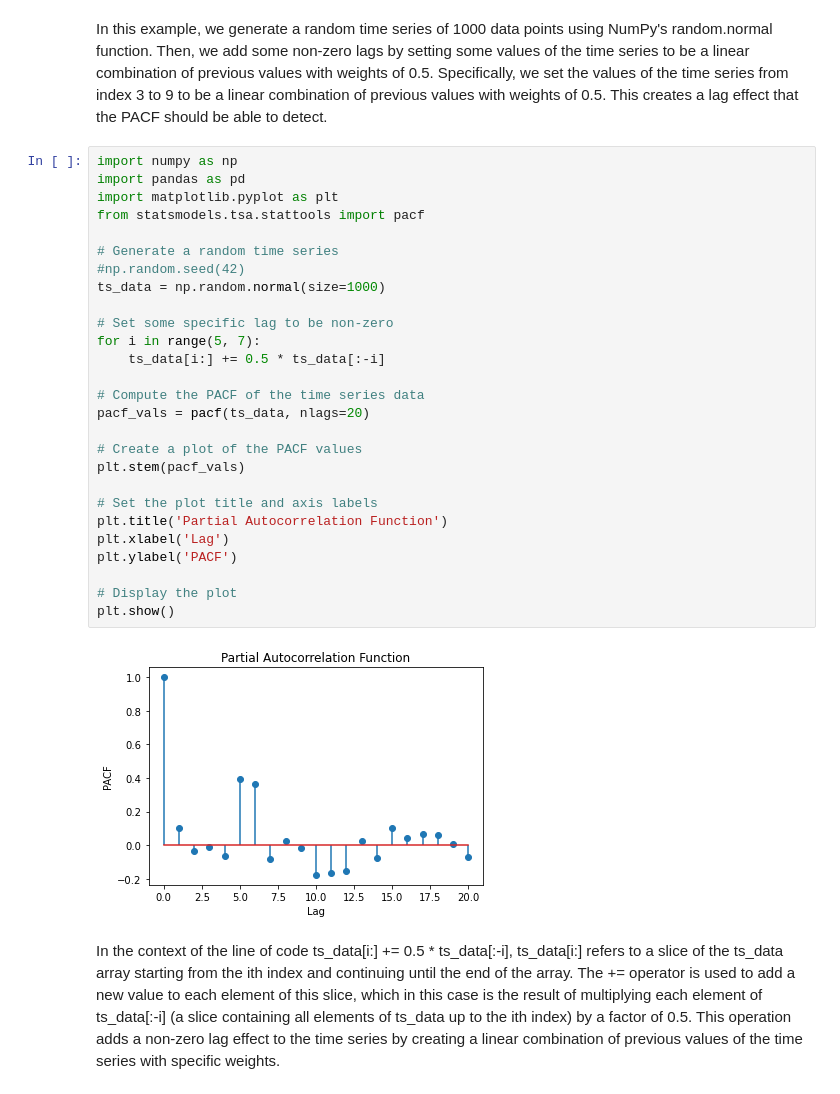
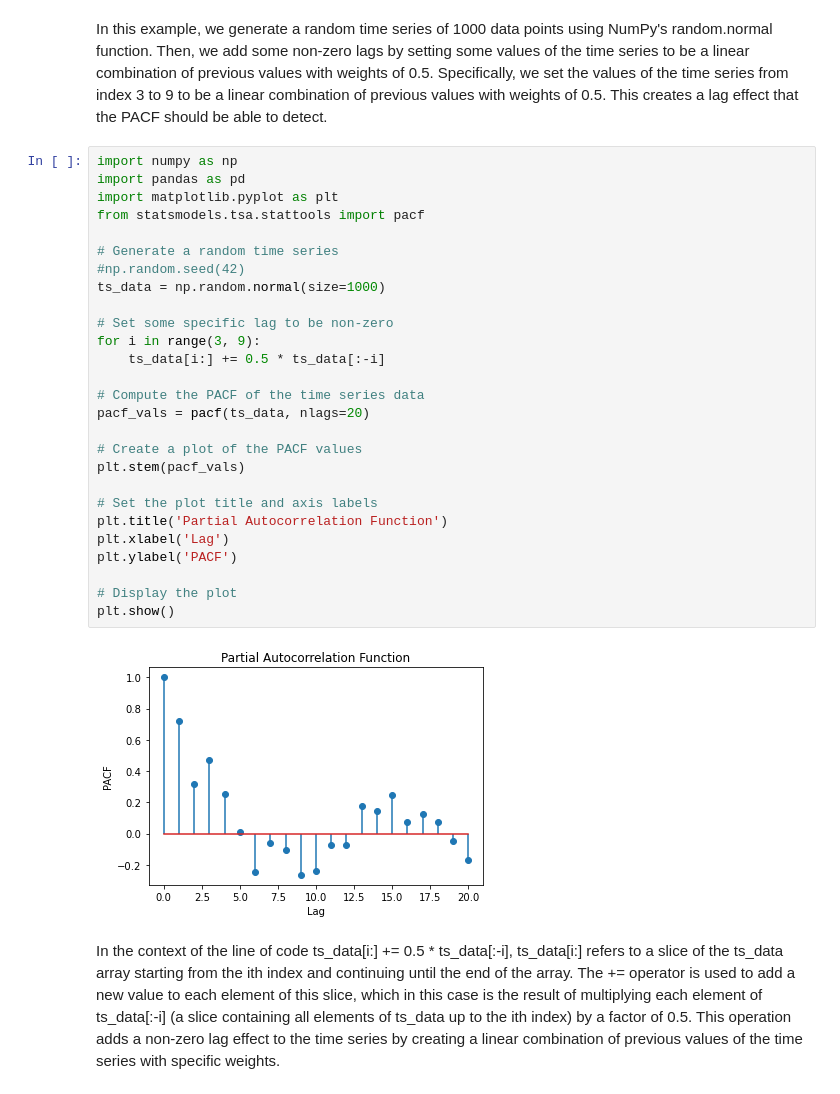
Before and after one commit to shimaabadi/BENGR310, a Jupyter notebook: time_series_analysis.ipynb, the cells around one changed output. Cells and saved outputs as stored; diff of their text form.

```diff
--- a/time_series_analysis.ipynb
+++ b/time_series_analysis.ipynb
@@ -81,31 +86,31 @@ In this example, we generate a random time series of 1000 data points using NumP
 # %%
 import numpy as np
 import pandas as pd
 import matplotlib.pyplot as plt
 from statsmodels.tsa.stattools import pacf
 
 # Generate a random time series
 #np.random.seed(42)
 ts_data = np.random.normal(size=1000)
 
 # Set some specific lag to be non-zero
-for i in range(5, 7):
+for i in range(3, 9):
     ts_data[i:] += 0.5 * ts_data[:-i]
 
 # Compute the PACF of the time series data
 pacf_vals = pacf(ts_data, nlags=20)
 
 # Create a plot of the PACF values
 plt.stem(pacf_vals)
 
 # Set the plot title and axis labels
 plt.title('Partial Autocorrelation Function')
 plt.xlabel('Lag')
 plt.ylabel('PACF')
 
 # Display the plot
 plt.show()
 # %% [output]
-[figure, old version]
+[figure, new version]
 # %% [markdown]
 In the context of the line of code ts_data[i:] += 0.5 * ts_data[:-i], ts_data[i:] refers to a slice of the ts_data array starting from the ith index and continuing until the end of the array. The += operator is used to add a new value to each element of this slice, which in this case is the result of multiplying each element of ts_data[:-i] (a slice containing all elements of ts_data up to the ith index) by a factor of 0.5. This operation adds a non-zero lag effect to the time series by creating a linear combination of previous values of the time series with specific weights.
```
Also changed, not shown: parts of 13 cells of this notebook, 1 other file.
